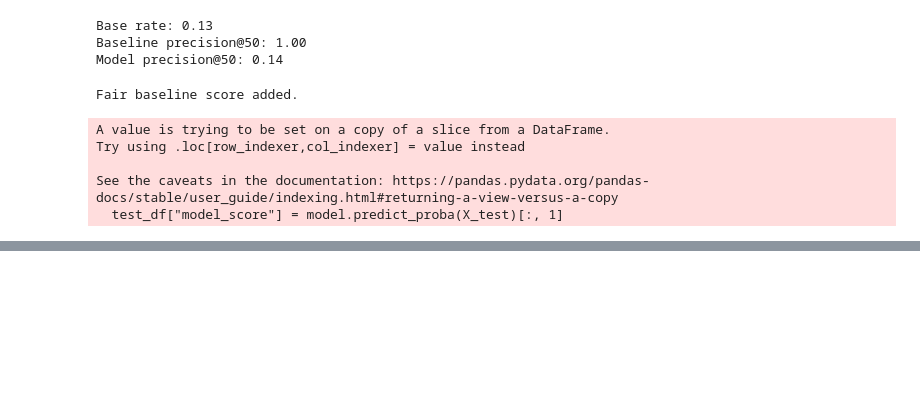
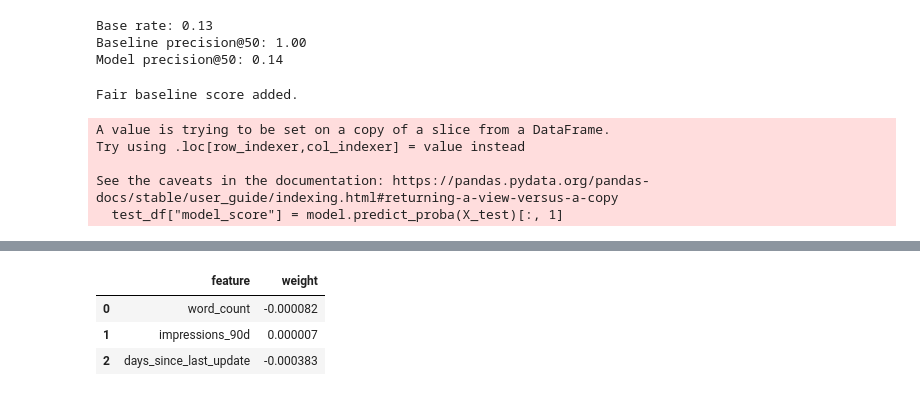
Before and after one commit to peddikotlahimani/Flyrank-internship, a Jupyter notebook: work/notebooks/w05_model.ipynb, the cells around one changed output, grey strips where cells are left out. Drawn from its saved outputs; the diff is of its cells as text; code cells hidden in the pictures; blank space fills up the shorter version.

```diff
--- a/work/notebooks/w05_model.ipynb
+++ b/work/notebooks/w05_model.ipynb
@@ -214,3 +222,16 @@ See the caveats in the documentation: https://pandas.pydata.org/pandas-docs/stab
 # %%
 # This cell is for CODE (numbers, a query, a check).
 # Write your text answer in the cell ABOVE this one — typing sentences here breaks Run All.
+
+import pandas as pd
+
+importance = pd.DataFrame({
+    "feature": features,
+    "weight": model.coef_[0]
+})
+importance
+# %% [output]
+|  | feature | weight |
+| 0 | word_count | -0.000082 |
+| 1 | impressions_90d | 0.000007 |
+| 2 | days_since_last_update | -0.000383 |
```
Also changed, not shown: parts of 4 cells of this notebook.
